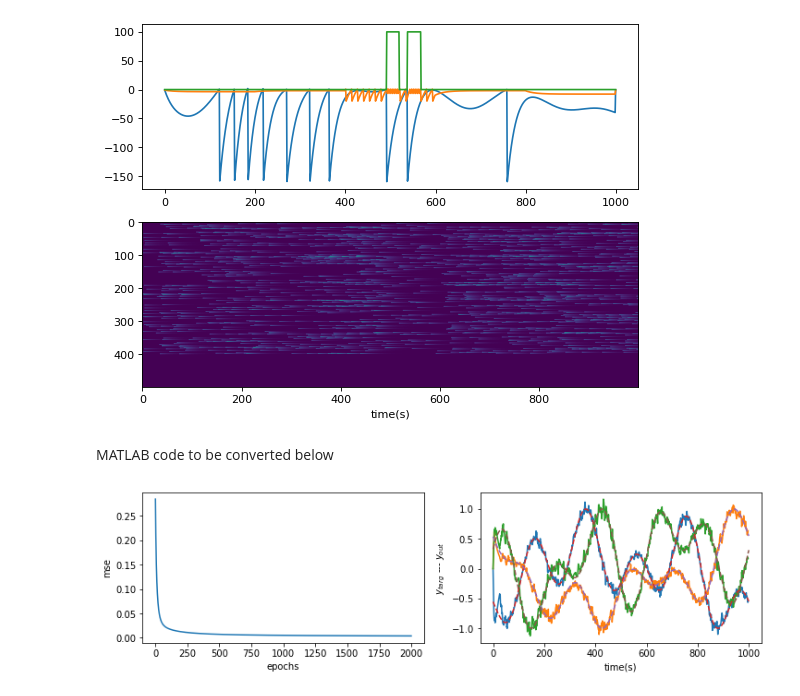
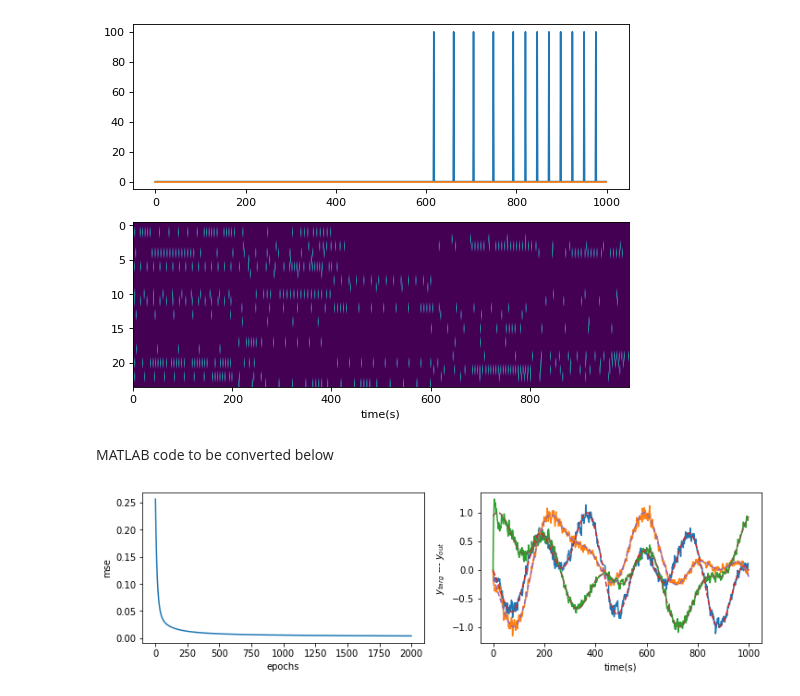
Before and after one commit to cristianocapone/LTTB, a Jupyter notebook: 3D-trajectory.ipynb, the cells around one changed output. Saved outputs shown, nothing was run; the diff lists cells and outputs as text; code cells hidden in the pictures.

```diff
--- a/3D-trajectory.ipynb
+++ b/3D-trajectory.ipynb
@@ -93,37 +93,44 @@ plt.show()
 # %%
 #initialize simulation
 
 lttb.initialize(par)
 
 #run simulation
 
+for t in range(lttb.T-2):
+    lttb.step(apicalFactor=1.)
 
-for t in range(lttb.T-2):
-    lttb.step()
+#save target
+S_apic_targ = lttb.S_apic_dist
 
 ndx_plot = random.randint(0,lttb.N)
 
 #plt.imshow(lttb.Vapic)
 plt.figure(figsize=(8, 6), dpi=80)
 
 plt.subplot(211)
-plt.plot(lttb.Vapic[ndx_plot,:])
-plt.plot(lttb.Vsoma[ndx_plot,:])
-plt.plot(lttb.S_wind[ndx_plot,:]*100)
+
+#plt.plot(lttb.Vapic[ndx_plot,:])
+#plt.plot(lttb.Vsoma[ndx_plot,:])
+plt.plot(lttb.S_soma[ndx_plot,:]*100)
+#plt.plot(lttb.S_wind[ndx_plot,:]*100)
+plt.plot(lttb.B_filt[ndx_plot,:]*100)
+
 plt.subplot(212)
 plt.imshow(1-lttb.S_wind[1:50,:],aspect = 'auto',cmap='gray')
-plt.imshow(lttb.B_filt,aspect = 'auto')
+plt.imshow(lttb.B_filt[1:50,:],aspect = 'auto')
+plt.imshow(lttb.S_soma[1:25,:],aspect = 'auto')
 plt.xlabel('time(s)')
 
 plt.show()
 # %% [output]
-[figure, old version]
+[figure, new version]
 # %% [markdown]
 MATLAB code to be converted below
 # %%
 ## Training RO
 
-mse, Y = lttb.train_ro(par,2000)
+mse, Y = lttb.train_ro(par,out_epochs = 2000)
 
 plt.figure(figsize=(12, 3))
 plt.subplot(121)
@@ -138,4 +145,4 @@ plt.xlabel('time(s)')
 plt.ylabel('$y_{targ}$ --- $y_{out}$')
 plt.show()
 # %% [output]
-[figure, old version]
+[figure, new version]
```
Also changed, not shown: parts of 5 cells of this notebook, 1 other file.
